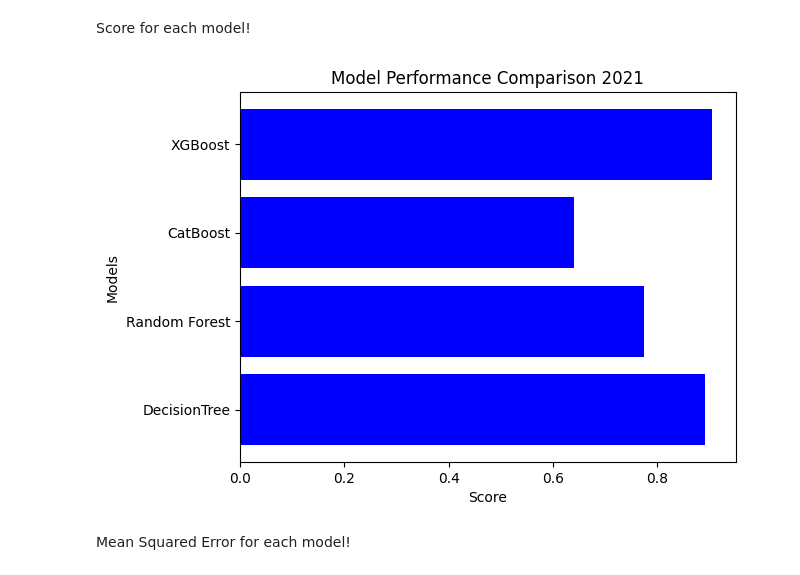
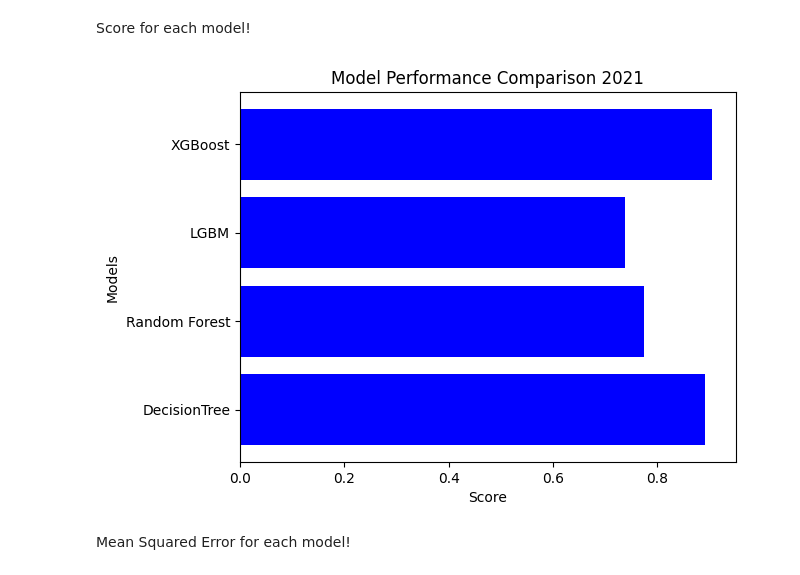
Before and after one commit to MGASALUCAS/TotoAfyaMbeya, a Jupyter notebook: Machine Learning Modeling - 2021.ipynb, the cells around one changed output. Cells and saved outputs as stored; diff of their text form; code cells hidden in the pictures.

```diff
--- a/Machine Learning Modeling - 2021.ipynb
+++ b/Machine Learning Modeling - 2021.ipynb
@@ -165,8 +176,8 @@ This is our third model that was used
 # %%
 import pandas as pd
 import xgboost
-from sklearn.model_selection import train_test_split
-from sklearn.metrics import mean_squared_error, r2_score,mean_absolute_error as mae
+from sklearn.model_selection import train_test_split, KFold, cross_val_score
+from sklearn.metrics import mean_squared_error, r2_score,mean_absolute_error as mae, max_error, explained_variance_score
 
 
 # Split the data into training and testing sets
@@ -182,7 +193,7 @@ y_pred = model1.predict(X_test)
 # Evaluate the model
 mseXGboost = mean_squared_error(y_test, y_pred)
 maeXGboost = mae(y_test, y_pred)
-ScoreXGboost = r2_score(y_test, y_pred)
+ScoreXGboost = model1.score(X_test, y_test)
 print('Mean squared error:', mseXGboost)
 print('Mean absolute error:', maeXGboost)
 print('Model R^2 Score:', ScoreXGboost)
@@ -190,6 +201,16 @@ print('Model R^2 Score:', ScoreXGboost)
 rmseXGBoost = np.sqrt(mseXGboost)
 print(f"Root Mean Squared Error: {rmseXGBoost}")
 
+TrainingScore = model1.score(X_train,y_train)
+print(f"Training Score: {TrainingScore}")
+
+kfold = KFold(n_splits=10)
+results = cross_val_score(model1, X, y, cv=kfold)
+print("Cross Validation Accuracy: %.2f%% (%.2f%%)" % (results.mean()*100, results.std()*100))
+
+maximumerror = explained_variance_score(y_test, y_pred)
+print(f"Maximum Error: {maximumerror}")
+
 # joblib.dump(model, 'D:/Projects/CLIENTS/Toto Afya/Models/XGBoostModel.pkl')
 # %% [output]
 Mean squared error: 646243239.2237406
@@ -335,12 +362,12 @@ y_pred = modelLGBM.predict(X_test)
 
 # Evaluate the model
 mseLGBM = mean_squared_error(y_test, y_pred)
-mae_value = mae(y_test, y_pred)
-r2 = r2_score(y_test, y_pred)
+maeLGBM = mae(y_test, y_pred)
+ScoreLGBM = r2_score(y_test, y_pred)
 
-print('Mean squared error:', mse)
-print('Mean absolute error:', mae_value)
-print('Model R^2 Score:', r2)
+print('Mean squared error:', mseLGBM)
+print('Mean absolute error:', maeLGBM)
+print('Model R^2 Score:', ScoreLGBM)
 
 rmseLGBM = np.sqrt(mseLGBM)
 print(f"Root Mean Squared Error: {rmseLGBM}")
@@ -358,24 +385,24 @@ Score for each model!
 # %%
 import matplotlib.pyplot as plt
 import numpy as np
 
 # define the model names and their corresponding scores
-model_names = ['DecisionTree', 'Random Forest', 'CatBoost', 'XGBoost']
-model_scores = [ScoreDecision, ScoreRandomForest, abs(ScoreCatboost), ScoreXGboost]
+model_names = ['DecisionTree', 'Random Forest', 'LGBM', 'XGBoost']
+model_scores = [ScoreDecision, ScoreRandomForest, ScoreLGBM, ScoreXGboost]
 
 # create a horiontal bar plot to compare the model scores
 plt.barh(model_names, model_scores, color='blue')
 
 # set the chart title and axis labels
 plt.title('Model Performance Comparison 2021')
 plt.xlabel('Score')
 plt.ylabel('Models')
 
 
 # display the plot
 plt.show()
 # %% [output]
-[figure, old version]
+[figure, new version]
 # %% [markdown]
 Mean Squared Error for each model!
 # %%
```
Also changed, not shown: parts of 9 cells of this notebook.
